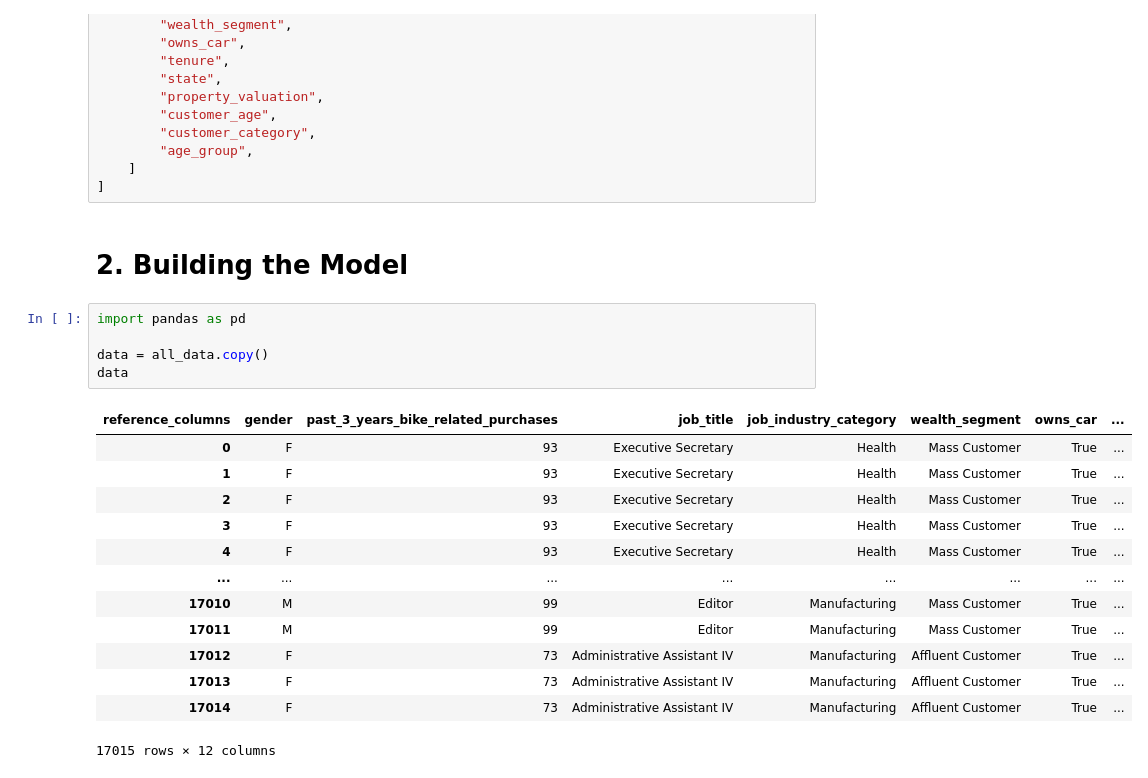
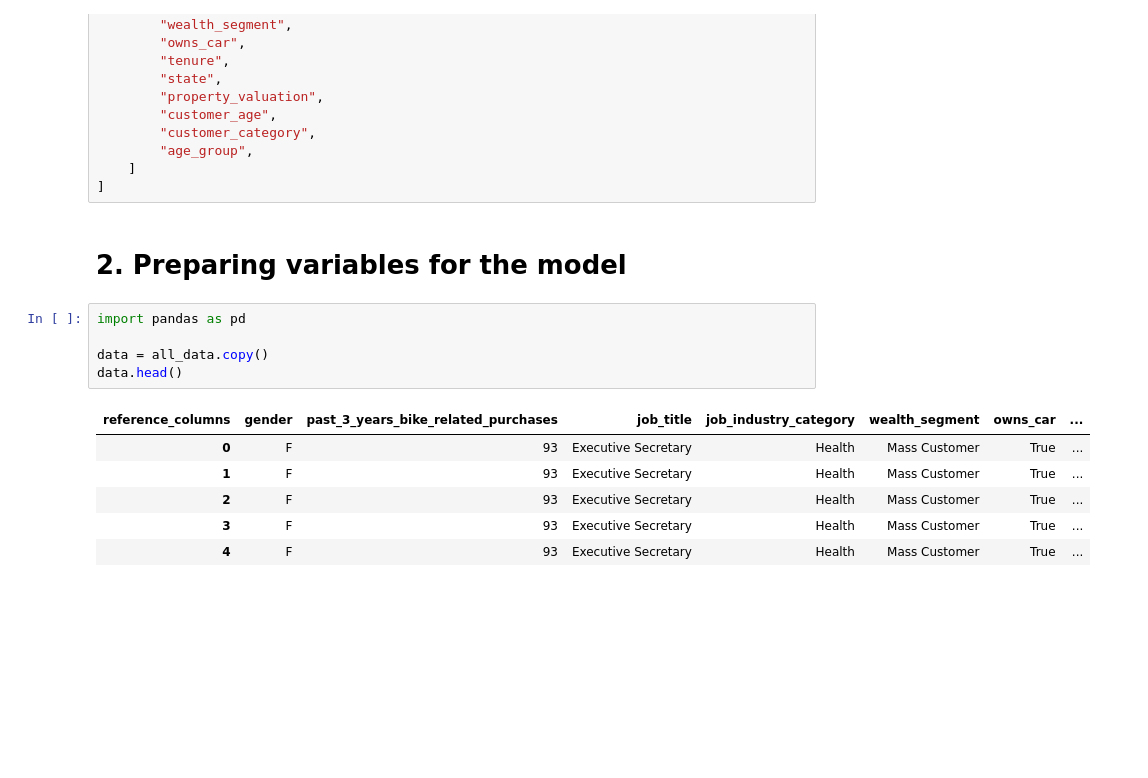
Before and after one commit to notcostheta/internship-speedrun, a Jupyter notebook: kpmg/task3 copy.ipynb, the cells around one changed output. Drawn from its saved outputs; the diff is of its cells as text; blank space fills up the shorter version.

```diff
--- a/kpmg/task3 copy.ipynb
+++ b/kpmg/task3 copy.ipynb
@@ -384,23 +384,16 @@ all_data = Reference[
     ]
 ]
 # %% [markdown]
-# 2. Building the Model
+# 2. Preparing variables for the model
 # %%
 import pandas as pd
 
 data = all_data.copy()
-data
+data.head()
 # %% [output]
 | reference_columns | gender | past_3_years_bike_related_purchases | job_title | job_industry_category | wealth_segment | owns_car | ... |
 | 0 | F | 93 | Executive Secretary | Health | Mass Customer | True | ... |
 | 1 | F | 93 | Executive Secretary | Health | Mass Customer | True | ... |
 | 2 | F | 93 | Executive Secretary | Health | Mass Customer | True | ... |
 | 3 | F | 93 | Executive Secretary | Health | Mass Customer | True | ... |
 | 4 | F | 93 | Executive Secretary | Health | Mass Customer | True | ... |
-| ... | ... | ... | ... | ... | ... | ... | ... |
-| 17010 | M | 99 | Editor | Manufacturing | Mass Customer | True | ... |
-| 17011 | M | 99 | Editor | Manufacturing | Mass Customer | True | ... |
-| 17012 | F | 73 | Administrative Assistant IV | Manufacturing | Affluent Customer | True | ... |
-| 17013 | F | 73 | Administrative Assistant IV | Manufacturing | Affluent Customer | True | ... |
-| 17014 | F | 73 | Administrative Assistant IV | Manufacturing | Affluent Customer | True | ... |
-17015 rows × 12 columns
```
Also changed, not shown: parts of 19 cells of this notebook, 1 other file.
